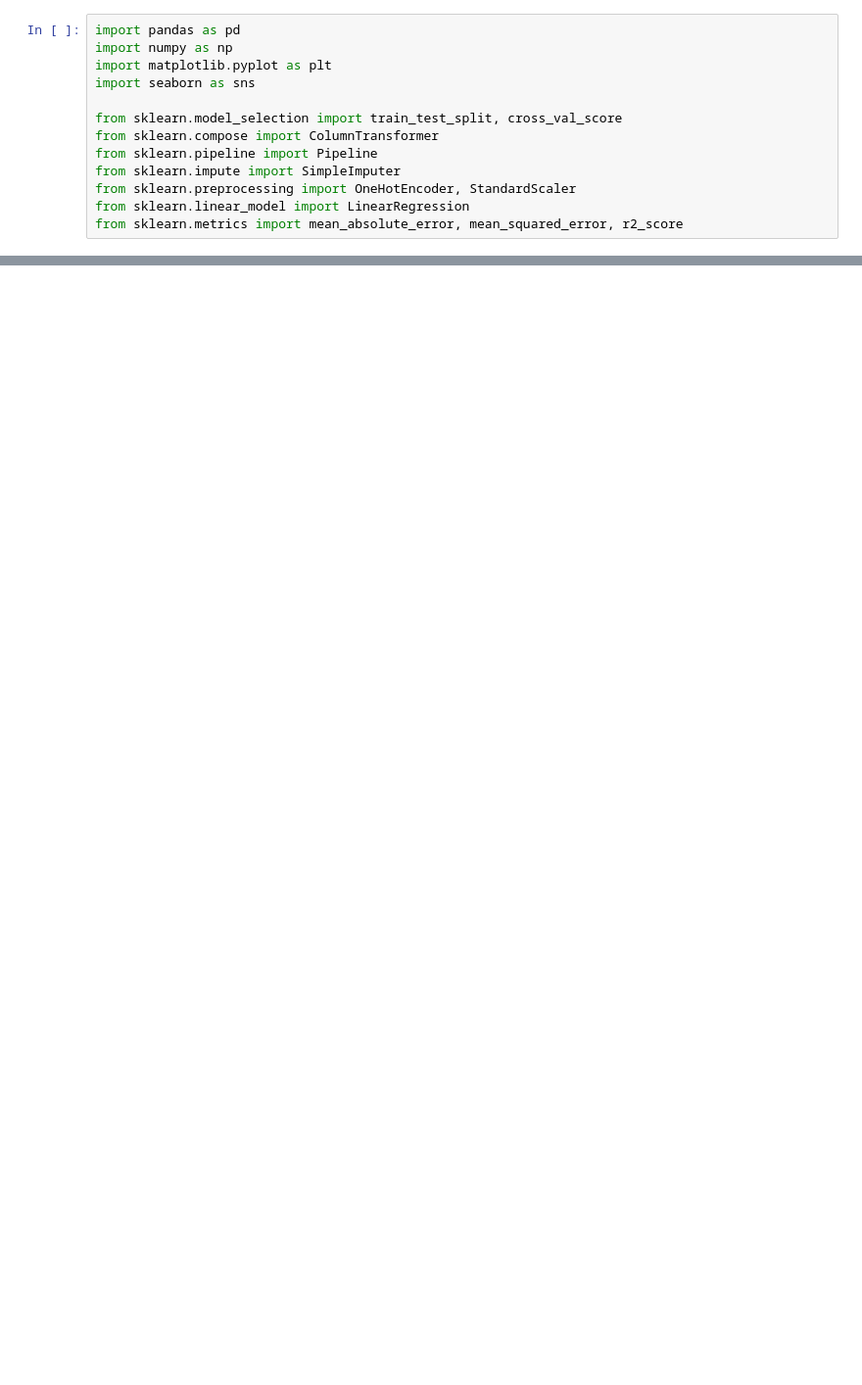
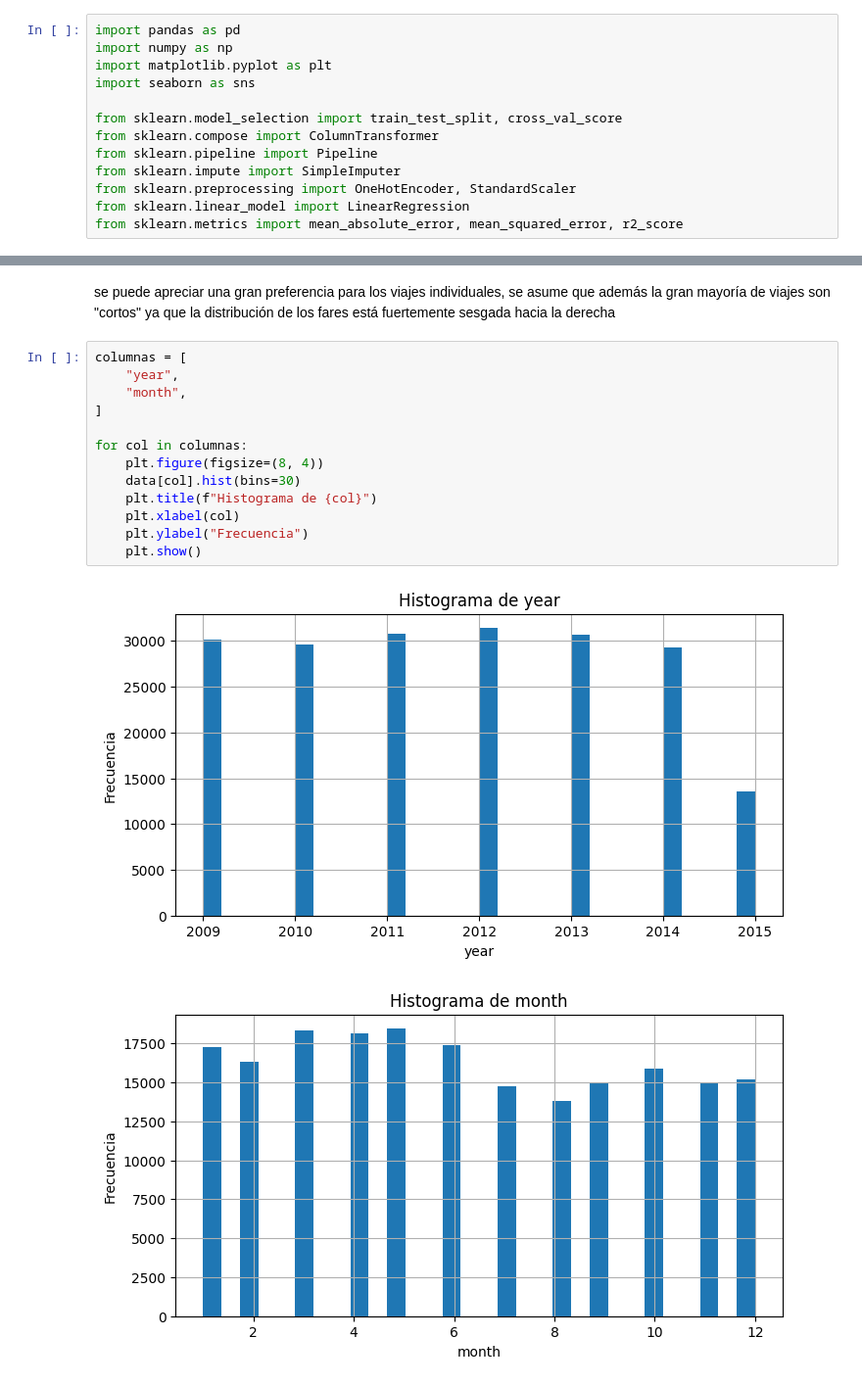
Before and after one commit to SebMun33/AA1-TUIA-2026C1-Onyskiw-Mu-oz, a Jupyter notebook: analisis_descriptivo.ipynb, the cells around one changed output, grey strips where cells are left out. Shown at 98% size. Drawn from its saved outputs; the diff is of its cells as text; blank space fills up the shorter version.

```diff
--- a/analisis_descriptivo.ipynb
+++ b/analisis_descriptivo.ipynb
@@ -117,0 +273,18 @@ en pasenger_count se puede ver que hay un viaje con más de doscientos pasajeros
+# %% [markdown]
+se puede apreciar una gran preferencia para los viajes individuales, se asume que además la gran mayoría de viajes son "cortos" ya que la distribución de los fares está fuertemente sesgada hacia la derecha
+# %%
+columnas = [
+    "year",
+    "month",
+]
+
+for col in columnas:
+    plt.figure(figsize=(8, 4))
+    data[col].hist(bins=30)
+    plt.title(f"Histograma de {col}")
+    plt.xlabel(col)
+    plt.ylabel("Frecuencia")
+    plt.show()
+# %% [output]
+[figure, added]
+[figure, added]
```
Also changed, not shown: parts of 46 cells of this notebook.
